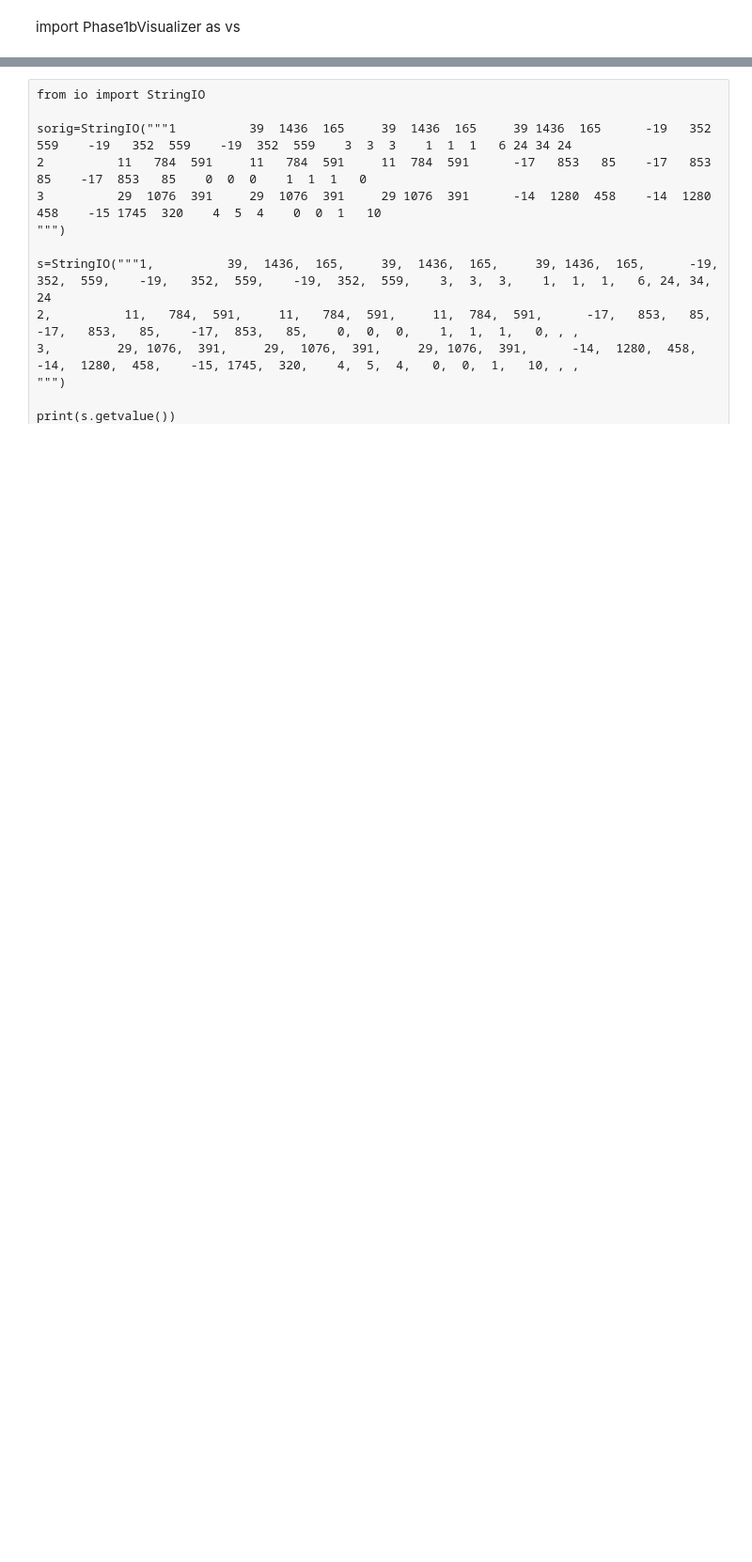
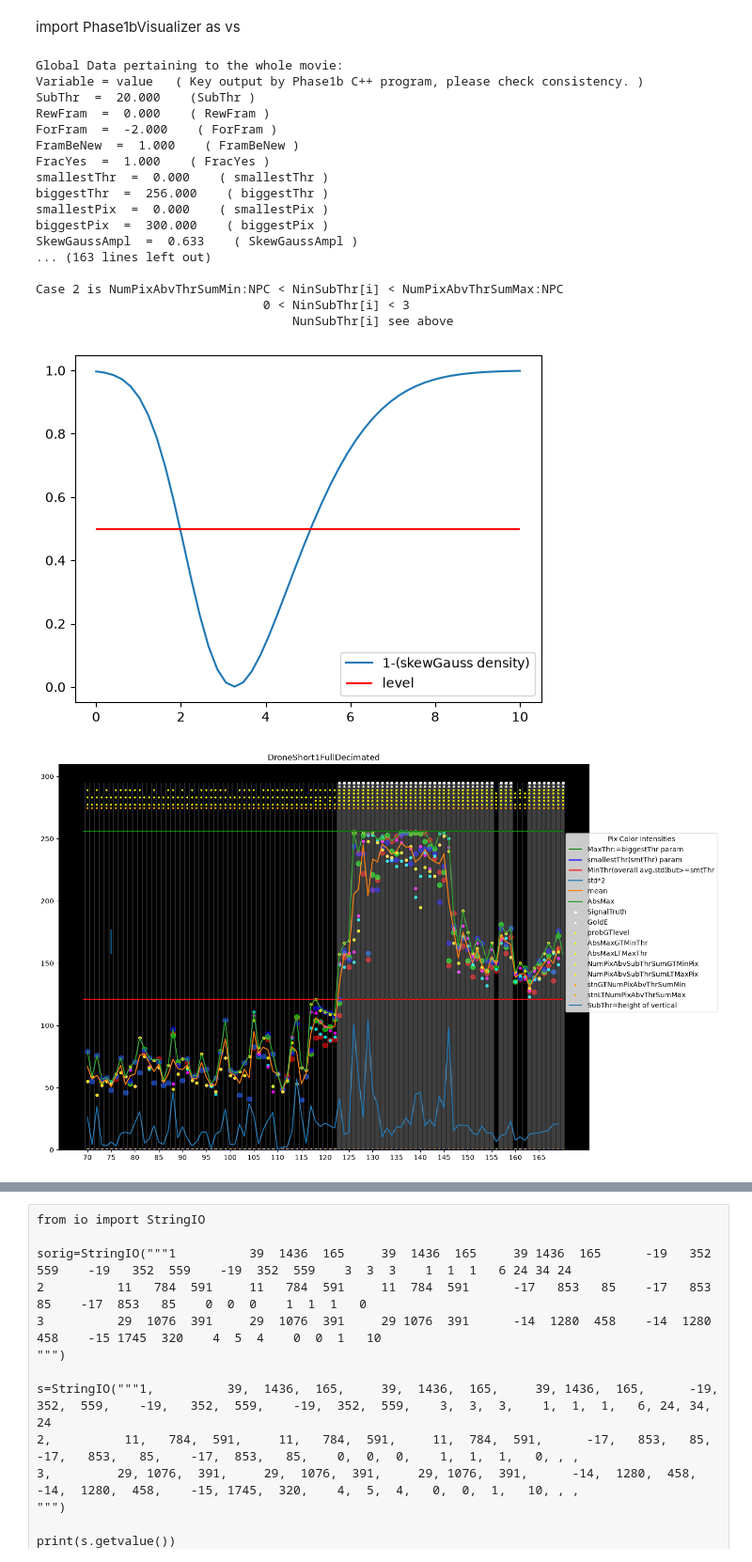
Before and after one commit to chaikens/C-TAP, a Jupyter notebook: Graphics/devel/Phase1bVisualizer.ipynb, the cells around one changed output, grey strips where cells are left out. Shown at 94% size. Cells and saved outputs as stored; diff of their text form; code cells hidden in the pictures; blank space fills up the shorter version.

```diff
--- a/Graphics/devel/Phase1bVisualizer.ipynb
+++ b/Graphics/devel/Phase1bVisualizer.ipynb
@@ -234,11 +253,11 @@ def plotDiffs(fns, w, movn):
 
     xes=np.arange(fns,fns+w)
 
-    ax.hlines(v1bglobaldata['biggestThr'],fns-1,fns+w,label='biggest(Max)Thr param',color='green')
+    ax.hlines(v1bglobaldata['biggestThr'],fns-1,fns+w,label='MaxThr:=biggestThr param',color='green')
 
-    ax.hlines(v1bglobaldata['smallestThr'],fns-1,fns+w,label='smallestThr param',color='blue')
+    ax.hlines(v1bglobaldata['smallestThr'],fns-1,fns+w,label='smallestThr(smtThr) param',color='blue')
 
-    ax.hlines(v1bglobaldata['MinThr'],fns-1,fns+w,label='MinThr calc',color='red')
+    ax.hlines(v1bglobaldata['MinThr'],fns-1,fns+w,label='MinThr(overall avg,std)but>=smtThr',color='red')
 
     yes=vfunstd(xes)*2
     ax.plot(xes,yes,label='std*2')
@@ -342,23 +361,23 @@ def plotCounts(fns, w, movn):
 
 
 
-    ax.plot(xes,NPixInSThr[fns-1:fns-1+w],label="NinSubThr")
+    ax.plot(xes,NPixInSThr[fns-1:fns-1+w],label="NinSubThr for Case1cj2")
 
 
 
     yones=np.ones(w)
     yes=yones*v1bglobaldata['MinPix']
-    ax.plot(xes,yes,label='MinPix calc')
+    ax.plot(xes,yes,label='MinPix calc for Case1cj2')
 
     yes=yones*v1bglobaldata['MaxPix']
-    ax.plot(xes,yes,label='MaxPix calc')
+    ax.plot(xes,yes,label='MaxPix calc for Case1cj2')
     frseph=max(frseph,v1bglobaldata['MaxPix'])
 
     yes=yones*v1bglobaldata['NumPixAbvThrMin']
-    ax.plot(xes,yes,label='NumPixAbvThrMin param')
+    ax.plot(xes,yes,label='NumPixAbvThrMin param for Case2')
 
     yes=yones*v1bglobaldata['NumPixAbvThrMax']
-    ax.plot(xes,yes,label='NumPixAbvThrMax param')
+    ax.plot(xes,yes,label='NumPixAbvThrMax param for Case2')
     frseph=max(frseph,v1bglobaldata['NumPixAbvThrMax'])
 
     frseph=frseph*1.05 #more space for boolean reports
@@ -387,9 +406,9 @@ def plotCounts(fns, w, movn):
     # Case 4: (2 and 3 are for obsolete B1,3,4 cameras, ignore)
     # stnGTNumPixAbvThrSumMin && stnLTNumPixAbvThrSumMax
     name='stnGTNumPixAbvThrSumMin'
-    ax.scatter(v1bdata['frame'][fns-1:fns+w],(frseph*0.93)*v1bdata[name][fns-1:fns+w],marker='+',s=6,color='orange',label=name )
+    ax.scatter(v1bdata['frame'][fns-1:fns+w],(frseph*0.93)*v1bdata[name][fns-1:fns+w],marker='+',s=6,color='orange',label=name+' for Case2' )
     name='stnLTNumPixAbvThrSumMax'
-    ax.scatter(v1bdata['frame'][fns-1:fns+w],(frseph*0.92)*v1bdata[name][fns-1:fns+w],marker='+',s=6,color='orange',label=name )
+    ax.scatter(v1bdata['frame'][fns-1:fns+w],(frseph*0.92)*v1bdata[name][fns-1:fns+w],marker='+',s=6,color='orange',label=name+' for Case2' )
 
     ax.legend(title='Counts', bbox_to_anchor=(0.95, 0.83))
 
@@ -410,8 +429,13 @@ FD:Frame Difference Index for Frame[i+1]-Frame[i]""")
     print("\nHow it is used to select interesting frames:\n")
 
     print(\
+f"""Case 1 OR 2. Case 1 is the conjunction of prob[i]>level={v1bglobaldata['level']} with 3 more ineqalities.
+ prob[i] = the value from the plot above on the std. deviation of the 6 extremal PIDiffs for FD[i]
+ """)
+
+    print(\
 """MinThr:PID < Max of the 6 extremal differences of PixIntensities[i] < MaxThr:PID
-is one of 3 conjunctive conditions for Case 1 detection""")
+is 2nt of 4 conjunctive conditions for Case 1 detection""")
 
     print(\
 f"""MaxThr=biggestThr=CamSett[1]={v1bglobaldata['biggestThr']}""")
@@ -427,7 +451,7 @@ f"""NinSubThr[i:FD]:NPD=Count of some pix having some extremal diff within SubTh
 
     print(\
 f"""MinPix:NPD  <  NinSubThr[i]  <  MaxPix:NPC
-is the 2nd of 3 conjunctive conditions for Case 1 detection
+is the 3nd of 44====-- conjunctive conditions for Case 1 detection
 """)
 
     print(\
@@ -441,7 +465,7 @@ f"""MaxPix = biggestPix if biggestPix(input={v1bglobaldata['biggestPix']}) >= Mi
 """)
 
     print(\
-f"""The 3rd necessary Case 1 condition is prob[i](function of AbsStdDev[i]) < level={v1bglobaldata['level']}
+f"""The 4th necessary Case 1 condition is prob[i](function of AbsStdDev[i]) < level={v1bglobaldata['level']}
 """)
 
     print(\
@@ -473,17 +497,39 @@ import Phase1bVisualizer as vs
 # %%
 if __name__ == "__main__" :
 
     SetResultsDir("/data/GIT/C-TAP/RESULTS-jobDS1FullDecimatedPIPE")
     SetMovieName("DroneShort1FullDecimated")
-    SetRunNumber(16)
+    SetRunNumber(18)
     setfiles()
 
 
 
     doit(70,100)
+    doit(170,130)
+    doit(300,130)
 
 
     #doit(200,200)
     #doit(400,44)
 
 #Yes, Python's running a package script as an application works in Jupyter notebooks.
+# %% [output]
+Global Data pertaining to the whole movie:
+Variable = value   ( Key output by Phase1b C++ program, please check consistency. )
+SubThr  =  20.000    (SubThr )
+RewFram  =  0.000    ( RewFram )
+ForFram  =  -2.000    ( ForFram )
+FramBeNew  =  1.000    ( FramBeNew )
+FracYes  =  1.000    ( FracYes )
+smallestThr  =  0.000    ( smallestThr )
+biggestThr  =  256.000    ( biggestThr )
+smallestPix  =  0.000    ( smallestPix )
+biggestPix  =  300.000    ( biggestPix )
+SkewGaussAmpl  =  0.633    ( SkewGaussAmpl )
+... (163 lines left out)
+
+Case 2 is NumPixAbvThrSumMin:NPC < NinSubThr[i] < NumPixAbvThrSumMax:NPC
+                               0 < NinSubThr[i] < 3
+                                   NunSubThr[i] see above
+[figure, added]
+[figure, added]
```
Also changed, not shown: parts of 3 cells of this notebook, 2 other files.
